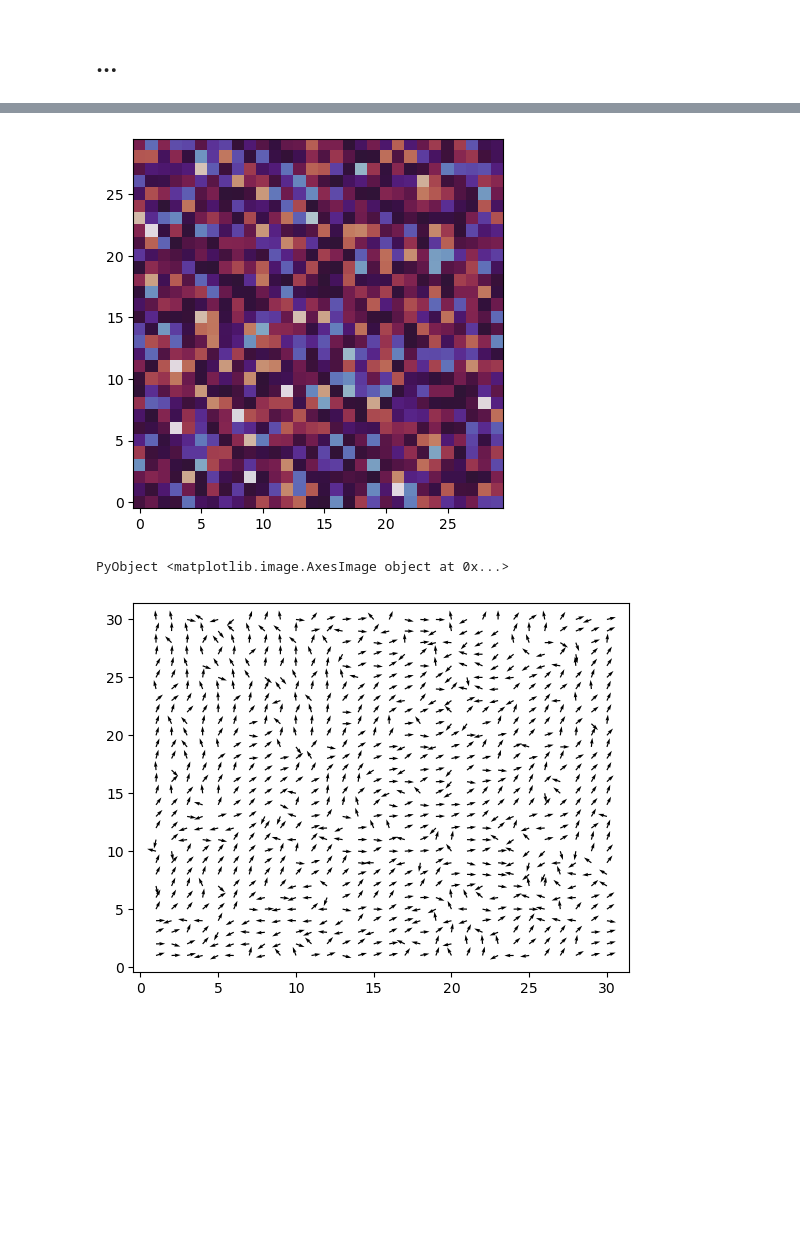
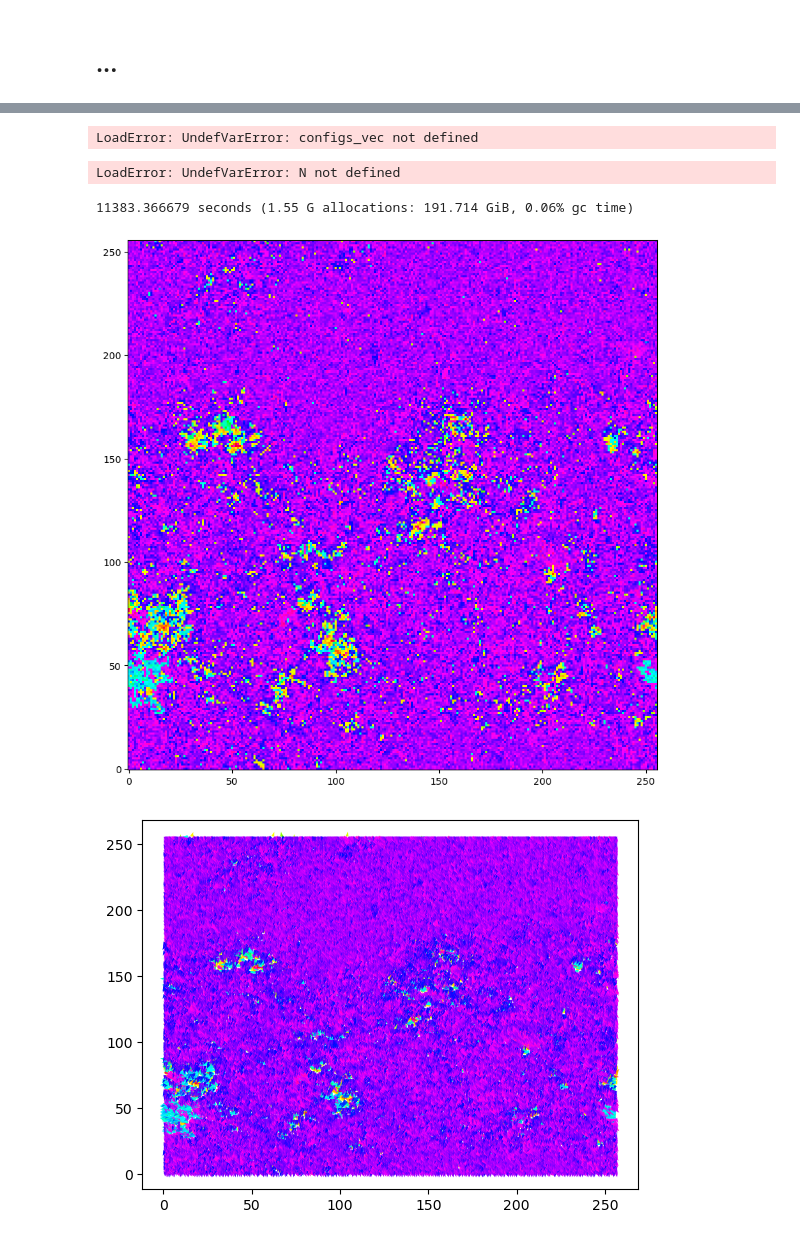
Before and after one commit to yuvalni/condensedNumerics, a Jupyter notebook: ProblemSet2.ipynb, the cells around one changed output, grey strips where cells are left out. Drawn from its saved outputs; the diff is of its cells as text; code cells hidden in the pictures; blank space fills up the shorter version.

```diff
--- a/ProblemSet2.ipynb
+++ b/ProblemSet2.ipynb
@@ -232,21 +309,45 @@ Ns = 100000; #number of sweeps
+# %%
+
+fig = figure(figsize=(10,10))
+
+for (i,T) in enumerate(Ts)
+    ax = fig.add_subplot(ceil(Int,length(Ts)/3),3,i)
+    ax.imshow((reshape(configs_vec[i,:],(N,N))),cmap="hsv",origin="lower")
+    ax.set_title("T: $T")
+    ax.axis("off")
+end
+show()
+# %% [output]
+LoadError: UndefVarError: configs_vec not defined
+# %%
+X = range(1,N, step=1);
+Y = range(1, N, step=1);
+U = map(x->cos(x),reshape(configs_vec[6,:],(N,N)));
+V = map(x->sin(x),reshape(configs_vec[6,:],(N,N)));
+quiver(X,Y,U,V,scale=55,C=reshape(configs_vec[6,:],(N,N)))
+show()
+# %% [output]
+LoadError: UndefVarError: N not defined
 # %%
-N=30
+Ns = 1_0000
+N = 256
 lattice = SquareLattice(N,N)
-
-T = 0.9
-Ns = 100000
-mx,my,En,configs = XYMC(lattice,T,Ns,true);
+@time mx,my,En,configs = XYMC(lattice,0.5,Ns,true);
+# %% [output]
+11383.366679 seconds (1.55 G allocations: 191.714 GiB, 0.06% gc time)
-# %%
-imshow((reshape(configs[end,:],(N,N))),cmap="twilight",origin="lower")
-# %% [output]
-[figure, removed]
-PyObject <matplotlib.image.AxesImage object at 0x...>
 # %%
+figure(figsize=(10,10))
+conf = reshape(configs[end,:],(N,N))
+
+imshow(reshape(configs[end,:],(N,N)),cmap="hsv",origin="lower")
+show()
+figure()
 X = range(1,N, step=1);
 Y = range(1, N, step=1);
-U = map(x->cos(x),reshape(configs[end,:],(N,N)));
-V = map(x->sin(x),reshape(configs[end,:],(N,N)));
-quiver(X,Y,U,V)
+U = map(x->cos(x),conf);
+V = map(x->sin(x),conf);
+q = quiver(X,Y,U,V,conf,cmap="hsv",scale=100)
 show()
 # %% [output]
-[figure, old version]
+[figure, new version]
+[figure, added]
```
Also changed, not shown: parts of 12 cells of this notebook.
